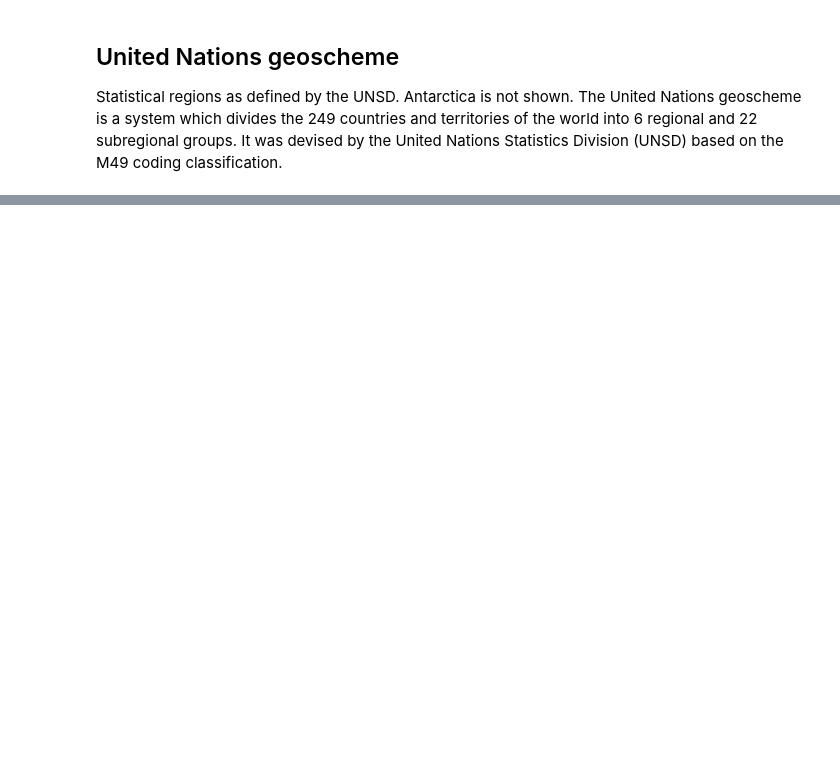
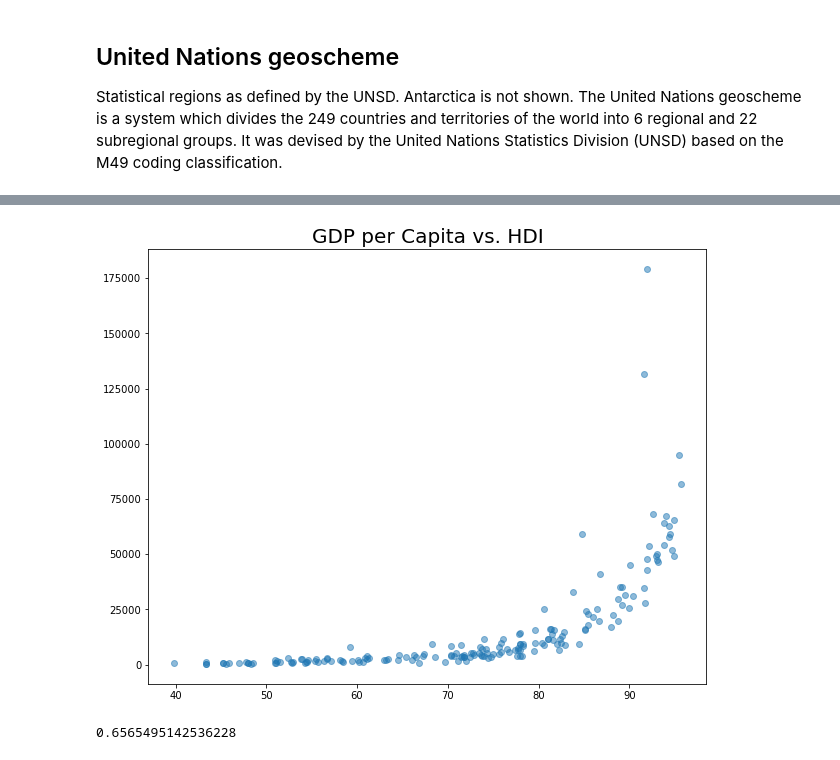
Before and after one commit to mtm1186/Human-Development-Index-HDI-, a Jupyter notebook: HumanDevelopmentIndex.ipynb, the cells around one changed output, grey strips where cells are left out. Cells and saved outputs as stored; diff of their text form; code cells hidden in the pictures; blank space fills up the shorter version.

```diff
--- a/HumanDevelopmentIndex.ipynb
+++ b/HumanDevelopmentIndex.ipynb
@@ -594,0 +679,6 @@ subarray_sums(array,x)
+# %%
+df_gdp['Country'] = df_gdp['Country'].apply(lambda x: x.replace('*', '').rstrip())
+# %%
+df_gdp['GDP per Capita'][166] = '2138'
+# %%
+df = pd.merge(df,df_gdp, on = 'Country', how = 'inner')
@@ -594,0 +701,2 @@ subarray_sums(array,x)
+# %%
+df['GDP per Capita'] = df['GDP per Capita'].astype(int)
@@ -594,0 +735,12 @@ subarray_sums(array,x)
+# %%
+
+plt.figure(figsize = (10,8))
+plt.title('GDP per Capita vs. HDI', size = 20)
+plt.scatter(df['HDI (2020 Report)'], df['GDP per Capita'], alpha=0.5)
+plt.show()
+# %% [output]
+[figure, added]
+# %%
+df['HDI (2020 Report)'].corr(df['GDP per Capita'])
+# %% [output]
+0.6565495142536228
```
Also changed, not shown: parts of 32 cells of this notebook.
